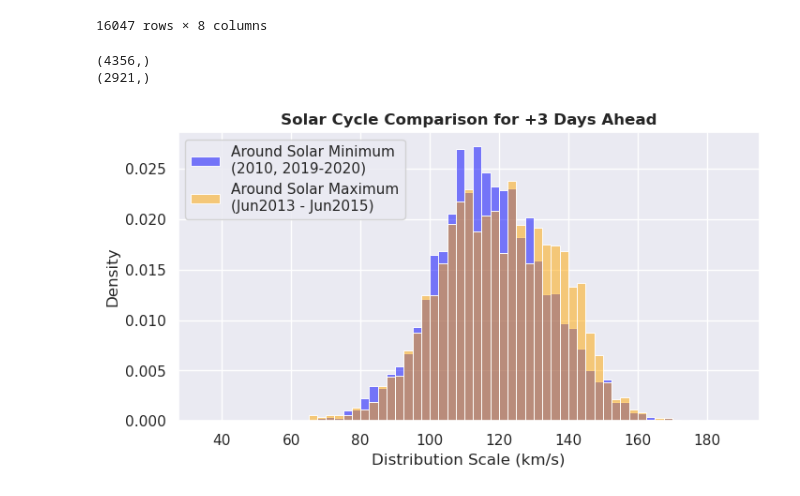
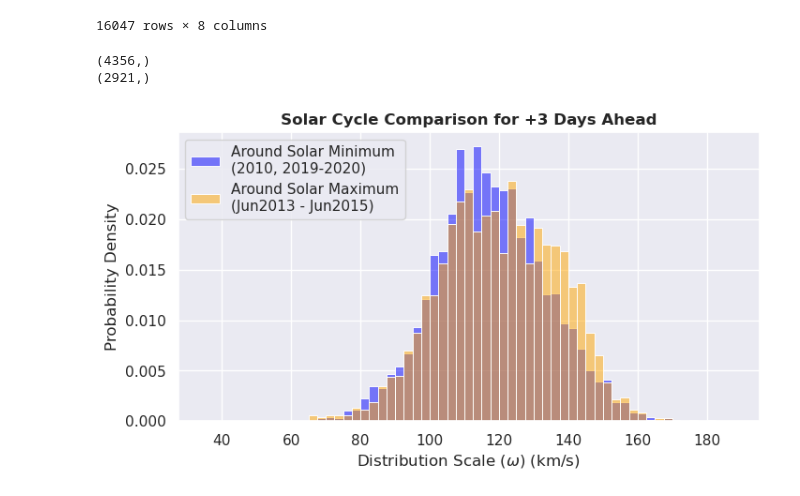
Before and after one commit to ddasilva/wsa_knn_uncertainty_v2, a Jupyter notebook: notebooks/Solar Cycle Analysis.ipynb, the cells around one changed output. Drawn from its saved outputs; the diff is of its cells as text; code cells hidden in the pictures.

```diff
--- a/notebooks/Solar Cycle Analysis.ipynb
+++ b/notebooks/Solar Cycle Analysis.ipynb
@@ -20,9 +20,9 @@ sns.set()
 # %% [output]
 ls: cannot access '../../data/processed/gaussian2/k35/': No such file or directory
 # %%
-tag = "skew_gaussian/k275/delta_window2"
+tag = "rfr"
 
-df = pd.read_csv(f"../../data/processed/{tag}/processed_daysahead3_R000.csv")
+df = pd.read_csv(f"../data/processed/{tag}/processed_daysahead3_R000.csv")
 df["current_time"] = pd.to_datetime(df["current_time"])
 df
 # %% [output]
@@ -67,26 +67,27 @@ max_label = "Around Solar Maximum\n(%s - %s)" % (
 # %%
 bins = np.arange(35, 190, 2.5)
 sigmas_min = df[
     df["current_time"].between(min_start1, min_end1)
     | df["current_time"].between(min_start2, min_end2)
 ][f"forward_scale"]
 sigmas_max = df[df["current_time"].between(max_start, max_end)][f"forward_scale"]
 
 print(sigmas_min.shape)
 print(sigmas_max.shape)
 
 plt.figure(figsize=(8, 4))
 sns.histplot(
     sigmas_min, color="blue", label=min_label, bins=bins, stat="density", alpha=0.5
 )
 sns.histplot(
     sigmas_max, color="orange", label=max_label, bins=bins, stat="density", alpha=0.5
 )
-plt.xlabel(r"Distribution Scale (km/s)")
+plt.xlabel(r"Distribution Scale ($\omega$) (km/s)")
+plt.ylabel("Probability Density")
 plt.legend()
 plt.title("Solar Cycle Comparison for +3 Days Ahead", fontweight="bold")
-plt.savefig("../../plots/solarcycle.png", dpi=300)
+plt.savefig("../plots/solarcycle.png", dpi=300, bbox_inches="tight")
 # %% [output]
 (4356,)
 (2921,)
-[figure, old version]
+[figure, new version]
```
Also changed, not shown: parts of 1 cell of this notebook, 7 other files.
